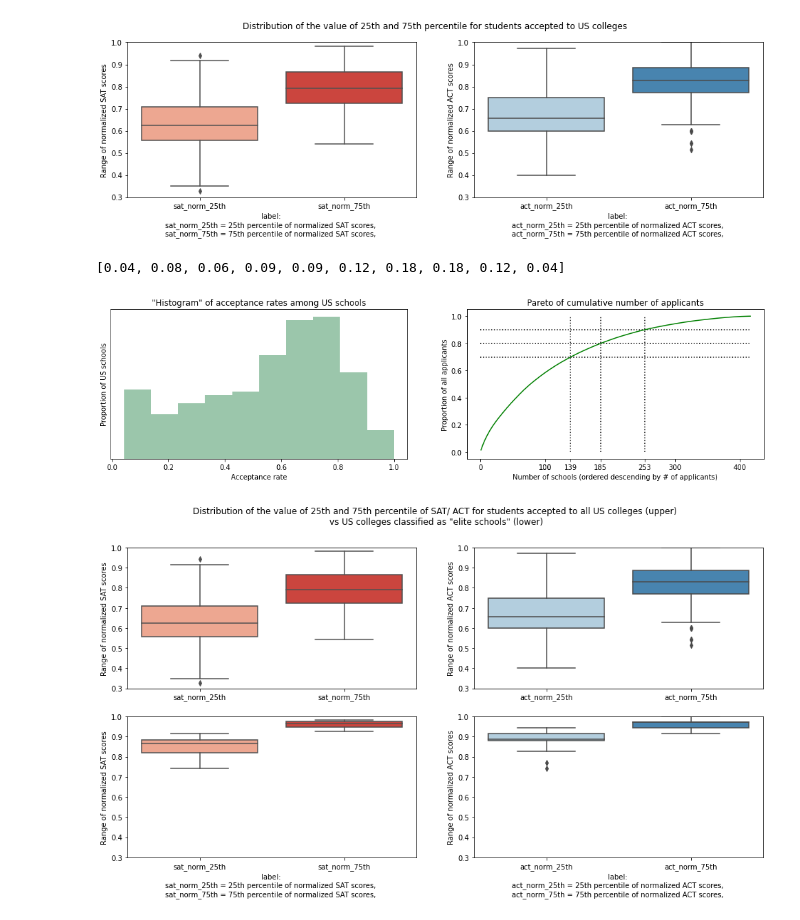
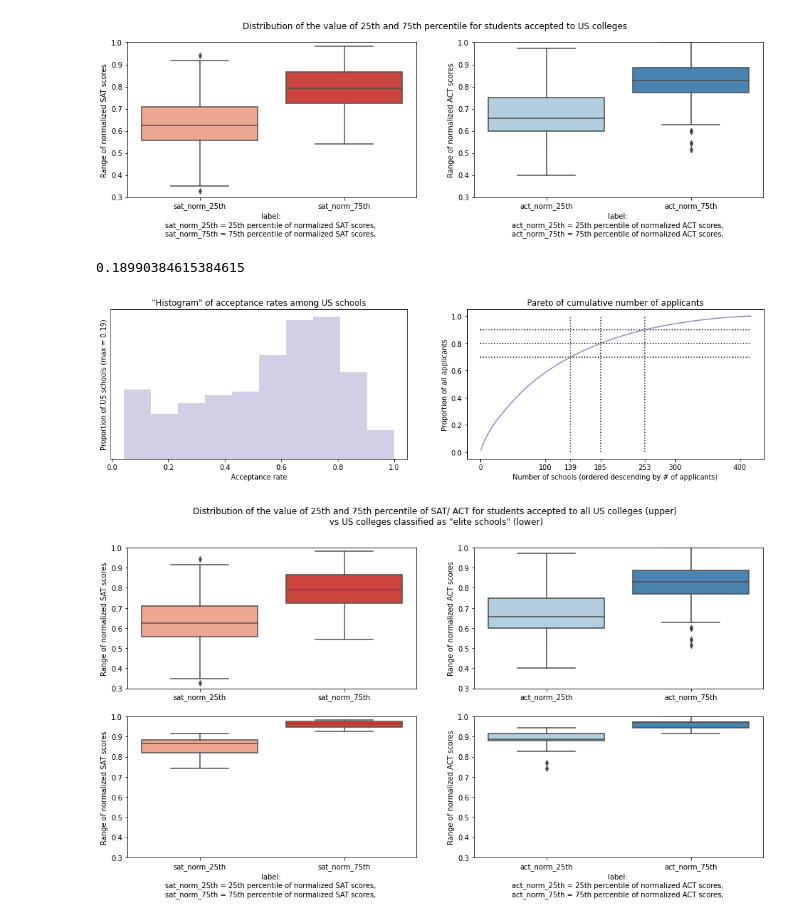
Before and after one commit to Marrrta/SAT_vs_ACT, a Jupyter notebook: code/Project_1_Marta_Lew.ipynb, the cells around one changed output. Cells and saved outputs as stored; diff of their text form; code cells hidden in the pictures.

Commit message:
All the charts

```diff
--- a/code/Project_1_Marta_Lew.ipynb
+++ b/code/Project_1_Marta_Lew.ipynb
@@ -1077,29 +1143,34 @@ plt.ylim(0.3,1);
 # %% [output]
 [figure]
 # %%
-y_ticks = [round(len(sat_act_by_college_df[sat_act_by_college_df['accept_rate'].between(l,l+0.1)])/len(sat_act_by_college_df),2) for l in [0.1*i for i in range(10)]]
-y_ticks
+min_ar = sat_act_by_college_df['accept_rate'].min()
+max_ar = sat_act_by_college_df['accept_rate'].max()
+bin_wdth = (max_ar-min_ar)/10
+bar_heights = [len(sat_act_by_college_df[sat_act_by_college_df['accept_rate'].between(l,l+0.1)])/len(sat_act_by_college_df)
+               for l in [min_ar + bin_wdth * i for i in range(10)]]
+bar_heights
+max(bar_heights)
 # %% [output]
-[0.04, 0.08, 0.06, 0.09, 0.09, 0.12, 0.18, 0.18, 0.12, 0.04]
+0.18990384615384615
 # %%
 plt.figure(figsize = (17,4))
 plt.subplot(1,2,2)
-plt.plot(list(range(1,len(sat_act_by_college_df['school'])+1)), sat_act_by_college_df['num_of_app_cum'], c = 'green')
+plt.plot(list(range(1,len(sat_act_by_college_df['school'])+1)), sat_act_by_college_df['num_of_app_cum'], c = (0.5513264129181085, 0.537916186082276, 0.7524490580545944))
 plt.hlines(y = [0.7, 0.8, 0.9], xmin=0, xmax = len(sat_act_by_college_df), linestyles='dotted')
 xs = [len(sat_act_by_college_df[sat_act_by_college_df['num_of_app_cum']<= i]) for i in [0.7, 0.8, 0.9]]
 plt.vlines (x = xs, ymin = 0, ymax = 1, linestyles= 'dotted', )
 plt.xticks(sorted([0, 100, 100, 300, 400]+ xs))
 plt.xlabel('Number of schools (ordered descending by # of applicants)')
 plt.ylabel('Proportion of all applicants')
 plt.title('Pareto of cumulative number of applicants')
 plt.subplot(1,2,1)
-sns.distplot(sat_act_by_college_df['accept_rate'], kde = False, bins= 10, color= (0.017762399077277974, 0.44267589388696654, 0.18523644752018453), norm_hist= True)
+sns.distplot(sat_act_by_college_df['accept_rate'], kde = False, bins = 10 , color= (0.5513264129181085, 0.537916186082276, 0.7524490580545944), norm_hist= True)
 plt.title('"Histogram" of acceptance rates among US schools')
 plt.xlabel('Acceptance rate')
-plt.ylabel('Proportion of US schools')
+plt.ylabel('Proportion of US schools (max = 0.19)')
 plt.yticks([]);
 # %% [output]
-[figure, old version]
+[figure, new version]
 # %%
 plt.figure(figsize = (16,8))
 plt.suptitle('Distribution of the value of 25th and 75th percentile of SAT/ ACT for students accepted to all US colleges (upper)\n vs US colleges classified as "elite schools" (lower)\n')
```
Also changed, not shown: parts of 21 cells of this notebook.
